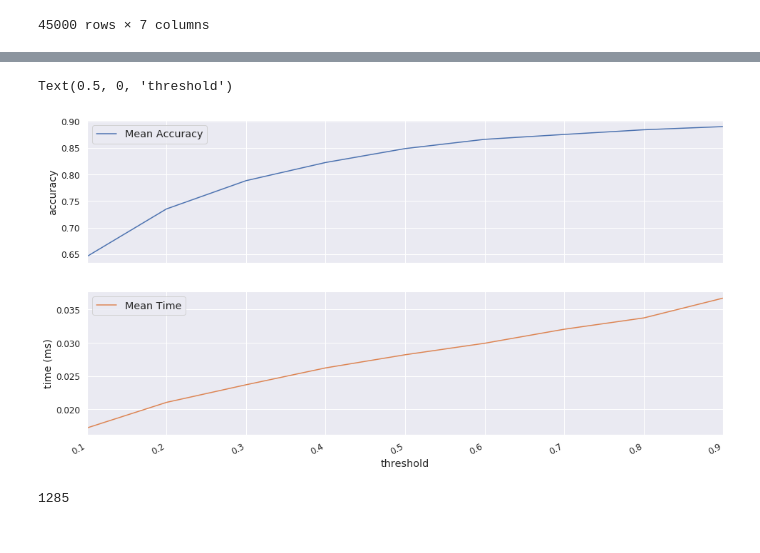
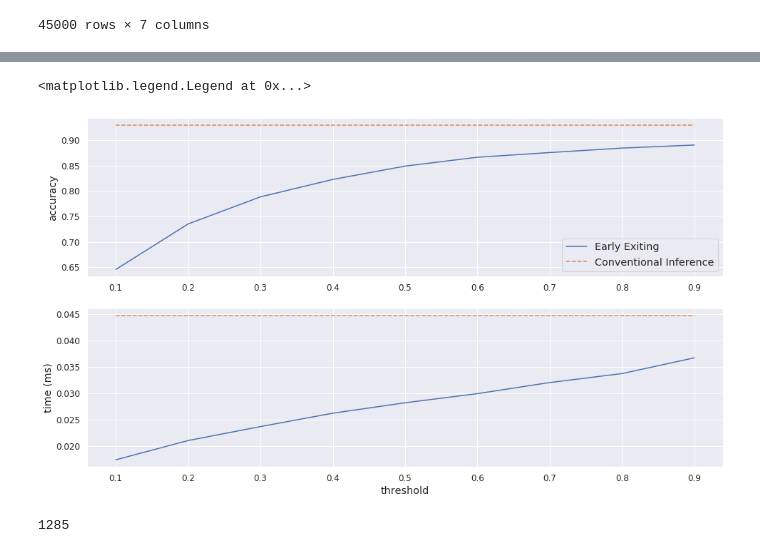
Before and after one commit to AlexKarlsen/thesis-src, a Jupyter notebook: DDNN/logging/threshold_test/Inference analysis.ipynb, the cells around one changed output, grey strips where cells are left out. Saved outputs shown, nothing was run; the diff lists cells and outputs as text; code cells hidden in the pictures.

Commit message:
inference analysis

```diff
--- a/DDNN/logging/threshold_test/Inference analysis.ipynb
+++ b/DDNN/logging/threshold_test/Inference analysis.ipynb
@@ -67,6 +67,7 @@ len(df.loc[(df['correct'] == False)])
 # ResNet
 # %%
 df = pd.read_csv('resnet101_all_inference_test.csv', index_col=0)
+conventional = pd.read_csv('resnet_conv_inference_test.csv', index_col=0)
 df.correct = df.correct.astype(int)
 df
 # %% [output]
@@ -94,6 +99,9 @@ data = df.to_numpy()
 df = pd.DataFrame(data[1:], columns=['threshold', 'exit', 'prediction', 'target', 'correct', 'score', 'time'])
 # %%
 arr = []
+
+x = [0.1,0.2,0.3,0.4,0.5,0.6,0.7,0.8,0.9]
+
 for i in df.groupby(['threshold']):
     tmp = i[1].mean()
     arr.append((tmp.correct, tmp.time))
@@ -115,14 +123,21 @@ df_stats
 # %%
-#fig, axes = plt.subplots(2,1)
-ax = df_stats.plot(subplots=True)
-ax[0].set_ylabel('accuracy')
-ax[1].set_ylabel('time (ms)')
+fig, axes = plt.subplots(2,1)
+sns.lineplot(data=df_stats['Mean Accuracy'], ax=axes[0])
+sns.lineplot(data=df_stats['Mean Time'], ax=axes[1])
+axes[0].set_ylabel('accuracy')
+axes[1].set_ylabel('time (ms)')
 plt.xlabel('threshold')
+sns.lineplot(x=x, y=conventional.mean().correct*np.ones(9), ax=axes[0])
+sns.lineplot(x=x, y=conventional.mean().time*np.ones(9), ax=axes[1])
+axes[0].lines[1].set_linestyle("--")
+axes[1].lines[1].set_linestyle("--")
+
+axes[0].legend(['Early Exiting', 'Conventional Inference'])
 #ns.lineplot(data=arr[0], ax= axes[0])
 #sns.lineplot(data=arr[1], ax=axes[1])
 # %% [output]
-Text(0.5, 0, 'threshold')
+<matplotlib.legend.Legend at 0x...>
-[figure, old version]
+[figure, new version]
 # %%
 len(df.loc[df['exit']==0])
 # %% [output]
```
Also changed, not shown: parts of 2 cells of this notebook.
